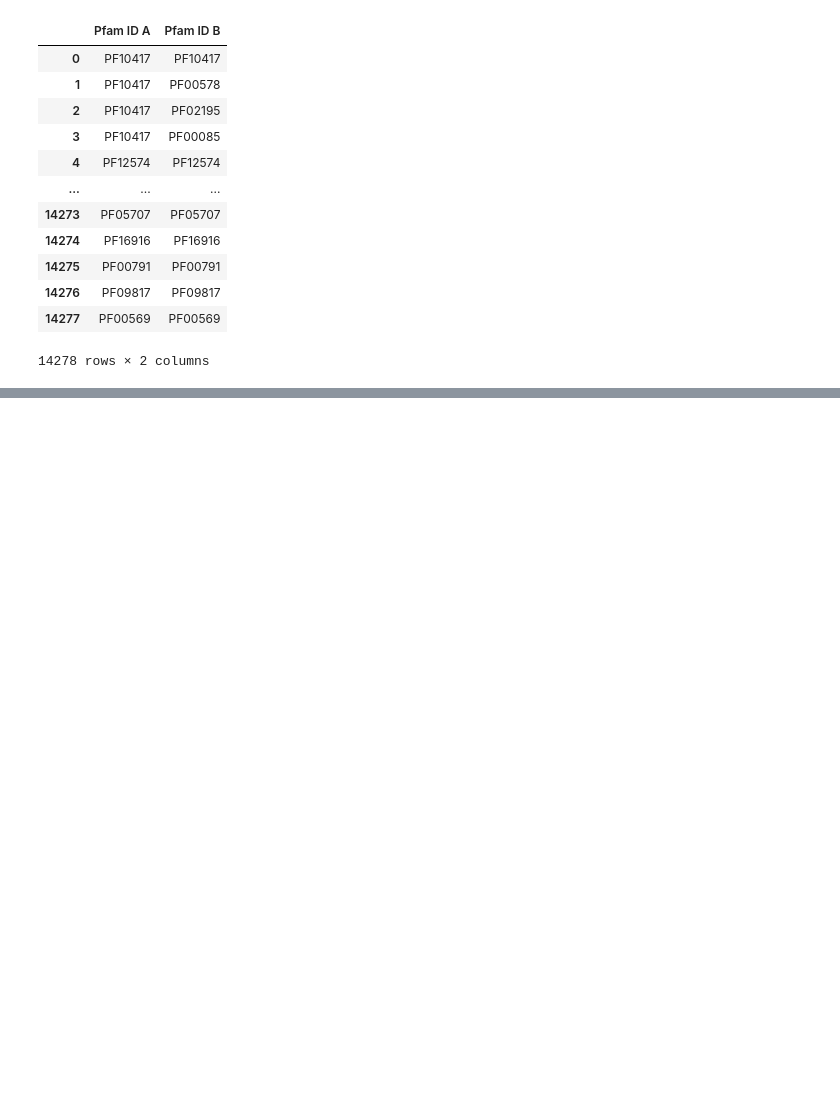
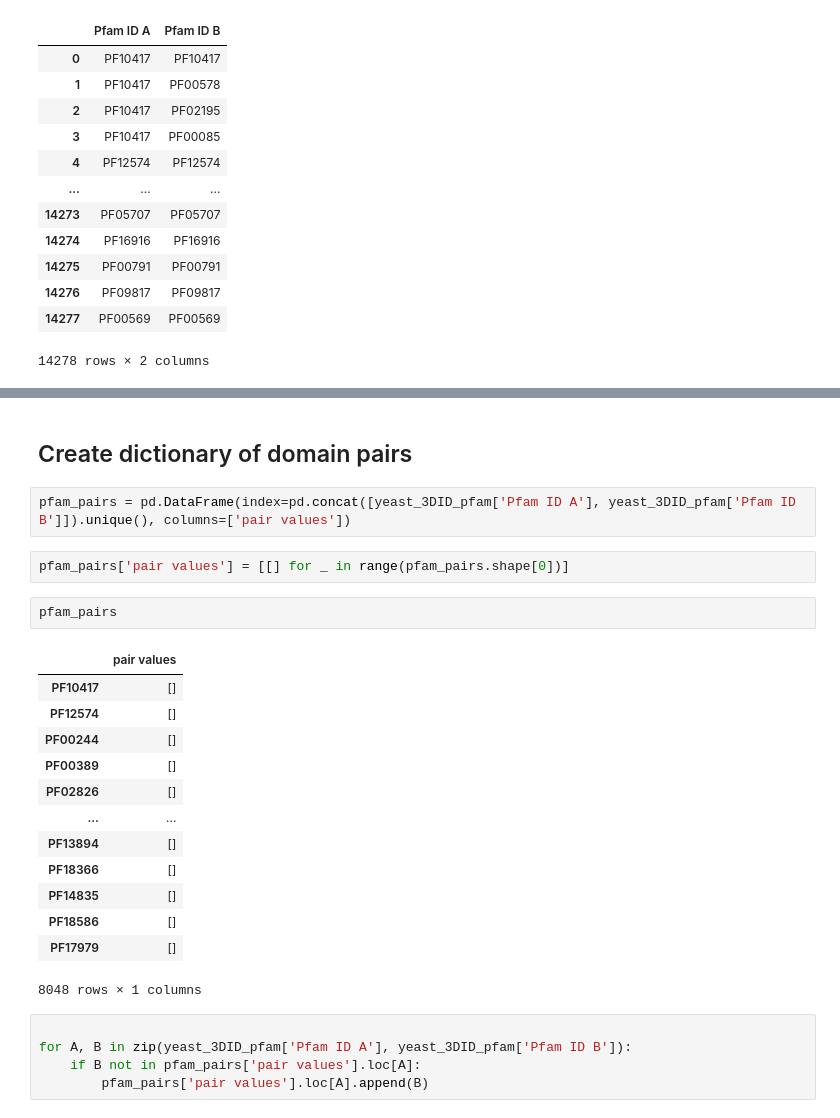
Before and after one commit to jrgreen7/PIPE, a Jupyter notebook: Deep-PIPE-Sites/eda_william.ipynb, the cells around one changed output, grey strips where cells are left out. Cells and saved outputs as stored; diff of their text form; blank space fills up the shorter version.

```diff
--- a/Deep-PIPE-Sites/eda_william.ipynb
+++ b/Deep-PIPE-Sites/eda_william.ipynb
@@ -264,0 +389,27 @@ yeast_3DID_pfam
+# %% [markdown]
+## Create dictionary of domain pairs
+# %%
+pfam_pairs = pd.DataFrame(index=pd.concat([yeast_3DID_pfam['Pfam ID A'], yeast_3DID_pfam['Pfam ID B']]).unique(), columns=['pair values'])
+# %%
+pfam_pairs['pair values'] = [[] for _ in range(pfam_pairs.shape[0])]
+# %%
+pfam_pairs
+# %% [output]
+|  | pair values |
+| PF10417 | [] |
+| PF12574 | [] |
+| PF00244 | [] |
+| PF00389 | [] |
+| PF02826 | [] |
+| ... | ... |
+| PF13894 | [] |
+| PF18366 | [] |
+| PF14835 | [] |
+| PF18586 | [] |
+| PF17979 | [] |
+8048 rows × 1 columns
+# %%
+
+for A, B in zip(yeast_3DID_pfam['Pfam ID A'], yeast_3DID_pfam['Pfam ID B']):
+    if B not in pfam_pairs['pair values'].loc[A]:
+        pfam_pairs['pair values'].loc[A].append(B)
```
Also changed, not shown: parts of 40 cells of this notebook.
